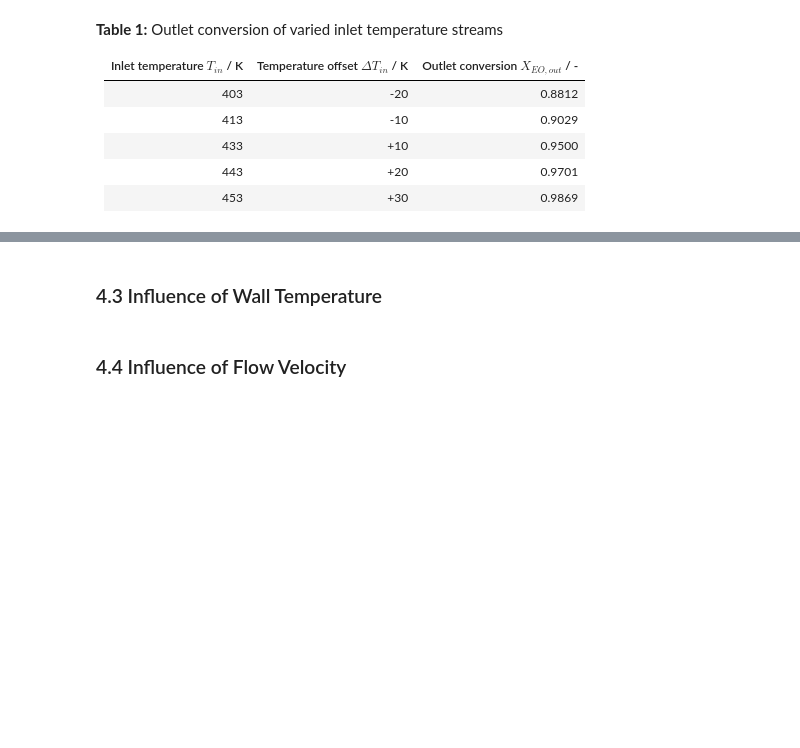
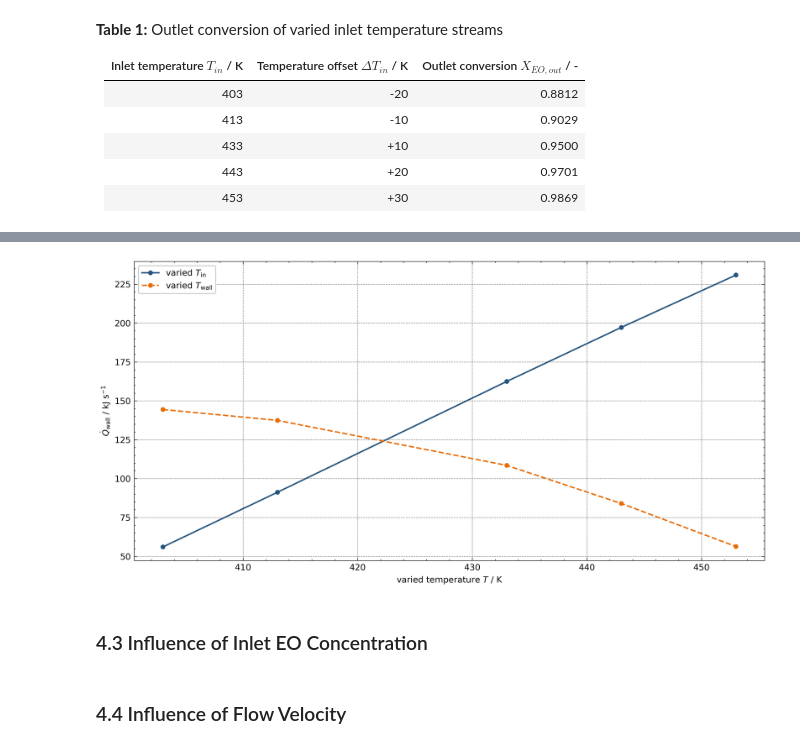
Before and after one commit to JulianStierstorfer/CRE3-Assignment-3, a Jupyter notebook: Assignment 3 Group 4.ipynb, the cells around one changed output, grey strips where cells are left out. Saved outputs shown, nothing was run; the diff lists cells and outputs as text; code cells hidden in the pictures; blank space fills up the shorter version.

Commit message:
4.2 (head flow discussion missing)

```diff
--- a/Assignment 3 Group 4.ipynb
+++ b/Assignment 3 Group 4.ipynb
@@ -663,5 +787,76 @@ display(Markdown(markdown_table))
+# %%
+# Calculate and plot total heat flow through the tubular wall
+
+Q_wall_inlet_variation = []
+Q_wall_wall_variation = []
+
+T_sorted = np.array(sorted(T_in_values))          # temperature values, K
+
+for T_current in T_sorted:
+
+    # Case 1: varied inlet temperature, wall temperature remains constant
+    solution_in = temperature_variation_results[T_current]
+
+    z_in = solution_in.t                          # axial reactor coordinate, m
+    T_profile_in = solution_in.y[2]               # temperature profile, K
+
+    Q_wall_in = np.trapezoid(
+        h_wall * (T_profile_in - T_wall) * np.pi * d_R,
+        z_in
+    )                                             # heat flow through wall, J s^-1
+
+    Q_wall_inlet_variation.append(Q_wall_in)
+
+
+    # Case 2: varied wall temperature, inlet temperature remains constant
+    solution_wall = wall_temperature_variation_results[T_current]
+
+    z_wall = solution_wall.t                      # axial reactor coordinate, m
+    T_profile_wall = solution_wall.y[2]           # temperature profile, K
+
+    Q_wall_wall = np.trapezoid(
+        h_wall * (T_profile_wall - T_current) * np.pi * d_R,
+        z_wall
+    )                                             # heat flow through wall, J s^-1
+
+    Q_wall_wall_variation.append(Q_wall_wall)
+
+Q_wall_inlet_variation = np.array(Q_wall_inlet_variation)
+Q_wall_wall_variation = np.array(Q_wall_wall_variation)
+
+
+# Plot heat flow comparison
+
+plt.figure(figsize=(10, 5), dpi=500)
+
+plt.plot(
+    T_sorted,
+    Q_wall_inlet_variation / 1000,
+    marker="o",
+    linestyle="-",
+    label=r"varied $T_{\mathrm{in}}$",
+    color=ICIWcolors.CERULEAN
+)
+
+plt.plot(
+    T_sorted,
+    Q_wall_wall_variation / 1000,
+    marker="o",
+    linestyle="--",
+    label=r"varied $T_{\mathrm{wall}}$",
+    color=ICIWcolors.FLAME
+)
+
+plt.xlabel(r"varied temperature $T$ / K")
+plt.ylabel(r"$\dot{Q}_{\mathrm{wall}}$ / kJ s$^{-1}$")
+plt.legend()
+
+plt.tight_layout()
+plt.show()
+# %% [output]
+[figure, added]
 # %% [markdown]
-### 4.3 Influence of Wall Temperature
+### 4.3 Influence of Inlet EO Concentration
 # %% [markdown]
 ### 4.4 Influence of Flow Velocity
 # %% [markdown]
```
Also changed, not shown: parts of 6 cells of this notebook.
